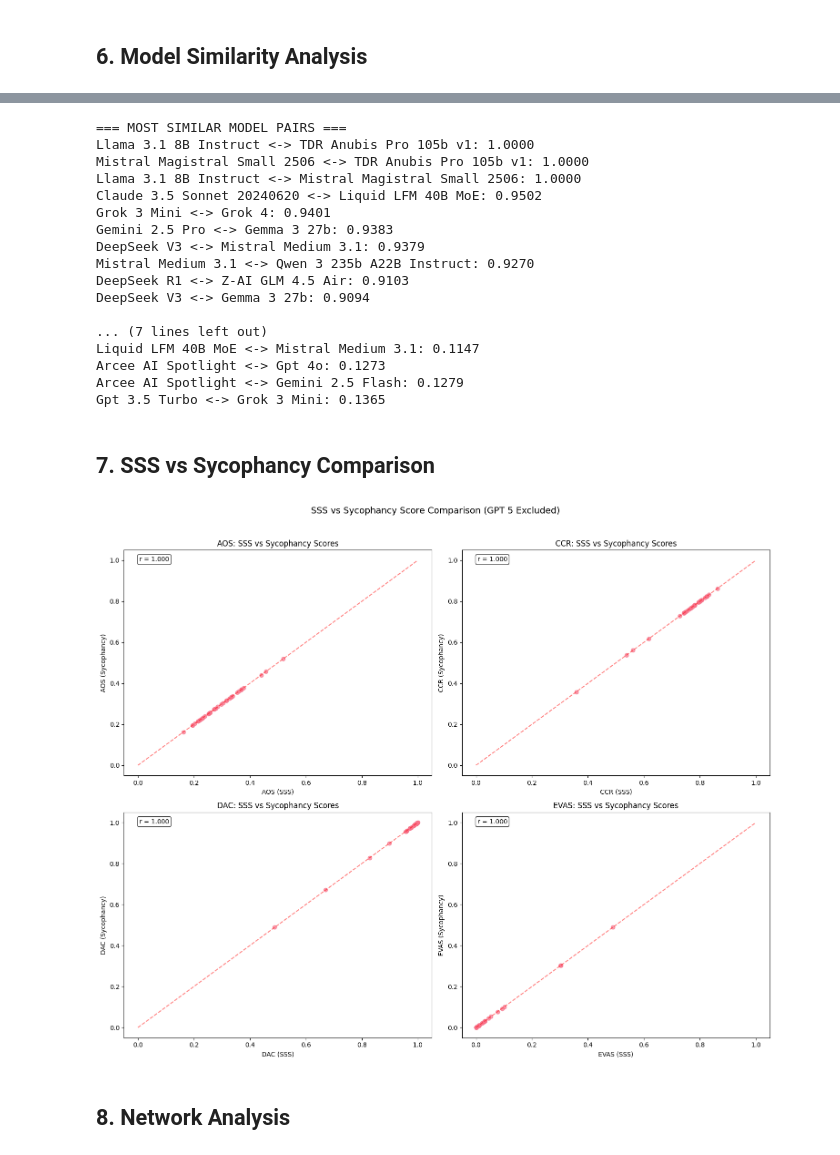
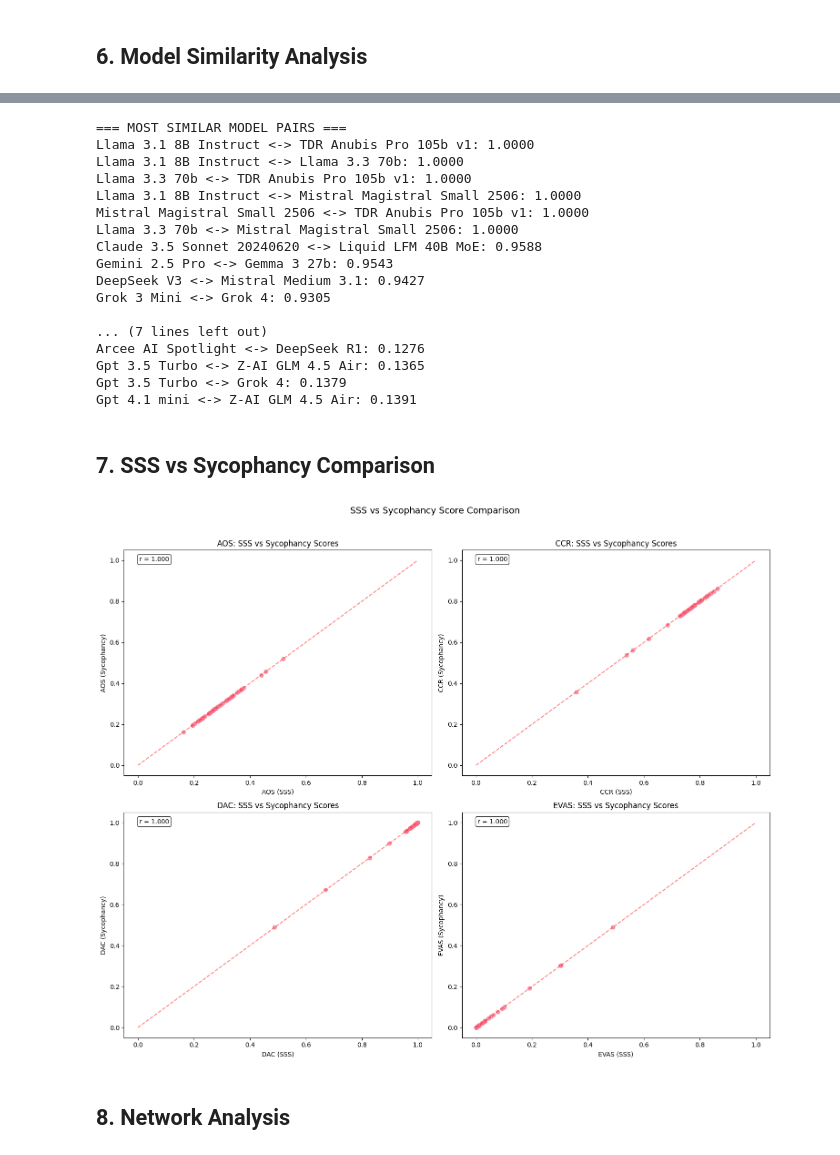
Before and after one commit to ramdhanhdy/LLM-Sychopancy-Analysis, a Jupyter notebook: notebooks/analysis_deprecated.ipynb, the cells around one changed output, grey strips where cells are left out. Saved outputs shown, nothing was run; the diff lists cells and outputs as text; code cells hidden in the pictures.

```diff
--- a/notebooks/analysis_deprecated.ipynb
+++ b/notebooks/analysis_deprecated.ipynb
@@ -22,6 +22,6 @@ plt.style.use('default')
 sns.set_palette("husl")
 
 # Data paths
-results_dir = Path('../results/combined_run_0c_1/results')
+results_dir = Path('../results/combined_run_0c_1_1b')
 print(f"Loading data from: {results_dir}")
 # %% [output]
@@ -49,7 +49,7 @@ similarity_matrix = np.load(results_dir / 'similarity_matrix.npy')
 print(f"Original data loaded for {len(model_names)} models")
 
 # EXCLUDE GPT 5 due to misconfiguration
-models_to_exclude = ['Gpt 5', 'Mistral Small 3.2 24b']
+models_to_exclude = []
 print(f"\nExcluding models: {models_to_exclude}")
 
 # Filter dataframes
@@ -389,52 +389,52 @@ for _, row in least_similar.iterrows():
 # %% [output]
 === MOST SIMILAR MODEL PAIRS ===
 Llama 3.1 8B Instruct <-> TDR Anubis Pro 105b v1: 1.0000
+Llama 3.1 8B Instruct <-> Llama 3.3 70b: 1.0000
+Llama 3.3 70b <-> TDR Anubis Pro 105b v1: 1.0000
+Llama 3.1 8B Instruct <-> Mistral Magistral Small 2506: 1.0000
 Mistral Magistral Small 2506 <-> TDR Anubis Pro 105b v1: 1.0000
-Llama 3.1 8B Instruct <-> Mistral Magistral Small 2506: 1.0000
-Claude 3.5 Sonnet 20240620 <-> Liquid LFM 40B MoE: 0.9502
-Grok 3 Mini <-> Grok 4: 0.9401
-Gemini 2.5 Pro <-> Gemma 3 27b: 0.9383
-DeepSeek V3 <-> Mistral Medium 3.1: 0.9379
-Mistral Medium 3.1 <-> Qwen 3 235b A22B Instruct: 0.9270
-DeepSeek R1 <-> Z-AI GLM 4.5 Air: 0.9103
-DeepSeek V3 <-> Gemma 3 27b: 0.9094
+Llama 3.3 70b <-> Mistral Magistral Small 2506: 1.0000
+Claude 3.5 Sonnet 20240620 <-> Liquid LFM 40B MoE: 0.9588
+Gemini 2.5 Pro <-> Gemma 3 27b: 0.9543
+DeepSeek V3 <-> Mistral Medium 3.1: 0.9427
+Grok 3 Mini <-> Grok 4: 0.9305
 
 ... (7 lines left out)
-Liquid LFM 40B MoE <-> Mistral Medium 3.1: 0.1147
-Arcee AI Spotlight <-> Gpt 4o: 0.1273
-Arcee AI Spotlight <-> Gemini 2.5 Flash: 0.1279
-Gpt 3.5 Turbo <-> Grok 3 Mini: 0.1365
+Arcee AI Spotlight <-> DeepSeek R1: 0.1276
+Gpt 3.5 Turbo <-> Z-AI GLM 4.5 Air: 0.1365
+Gpt 3.5 Turbo <-> Grok 4: 0.1379
+Gpt 4.1 mini <-> Z-AI GLM 4.5 Air: 0.1391
 # %% [markdown]
 ## 7. SSS vs Sycophancy Comparison
 # %%
 # Merge SSS and Sycophancy data
 merged_df = pd.merge(sycophancy_df, sss_df, on='model', suffixes=('_syc', '_sss'))
 
 # Compare key metrics between SSS and Sycophancy
 comparison_metrics = ['AOS', 'CCR', 'DAC', 'EVAS']
 
 fig, axes = plt.subplots(2, 2, figsize=(15, 12))
 axes = axes.flatten()
 
 for i, metric in enumerate(comparison_metrics):
     syc_col = f'{metric}_syc'
     sss_col = f'{metric}_sss'
 
     axes[i].scatter(merged_df[sss_col], merged_df[syc_col], alpha=0.7)
     axes[i].plot([0, 1], [0, 1], 'r--', alpha=0.5)  # diagonal line
     axes[i].set_xlabel(f'{metric} (SSS)')
     axes[i].set_ylabel(f'{metric} (Sycophancy)')
     axes[i].set_title(f'{metric}: SSS vs Sycophancy Scores')
 
     # Calculate correlation
     corr = merged_df[sss_col].corr(merged_df[syc_col])
     axes[i].text(0.05, 0.95, f'r = {corr:.3f}', transform=axes[i].transAxes,
                 bbox=dict(boxstyle='round', facecolor='white', alpha=0.8))
 
-plt.suptitle('SSS vs Sycophancy Score Comparison (GPT 5 Excluded)', fontsize=14, y=1.02)
+plt.suptitle('SSS vs Sycophancy Score Comparison', fontsize=14, y=1.02)
 plt.tight_layout()
 plt.show()
 # %% [output]
-[figure, old version]
+[figure, new version]
 # %% [markdown]
 ## 8. Network Analysis
```
Also changed, not shown: parts of 27 cells of this notebook, 36 other files.
